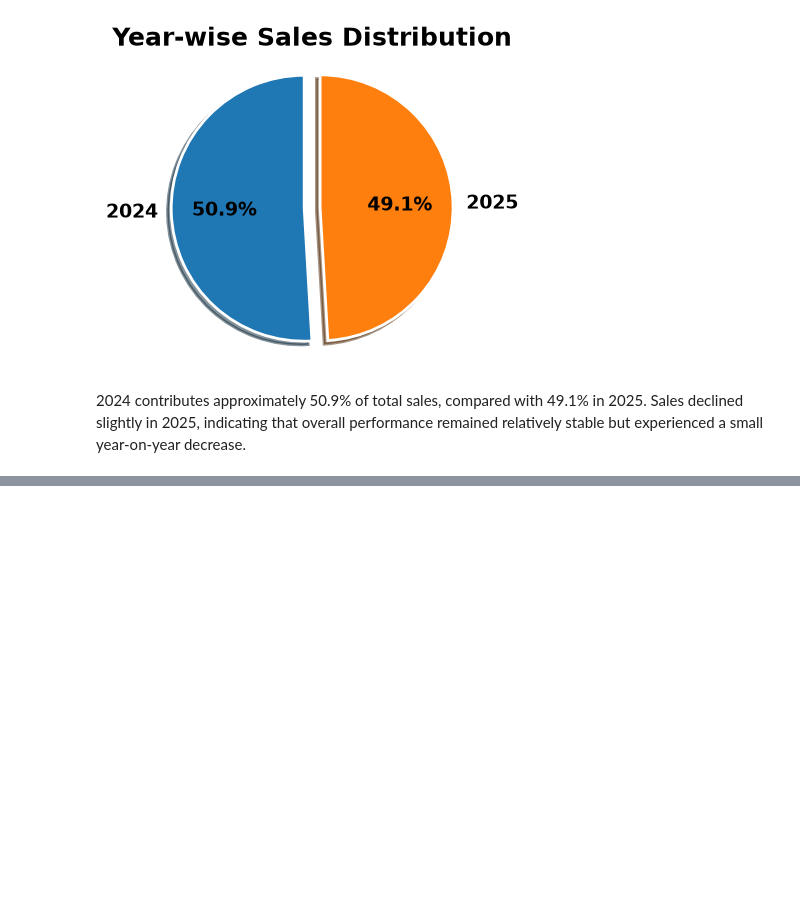
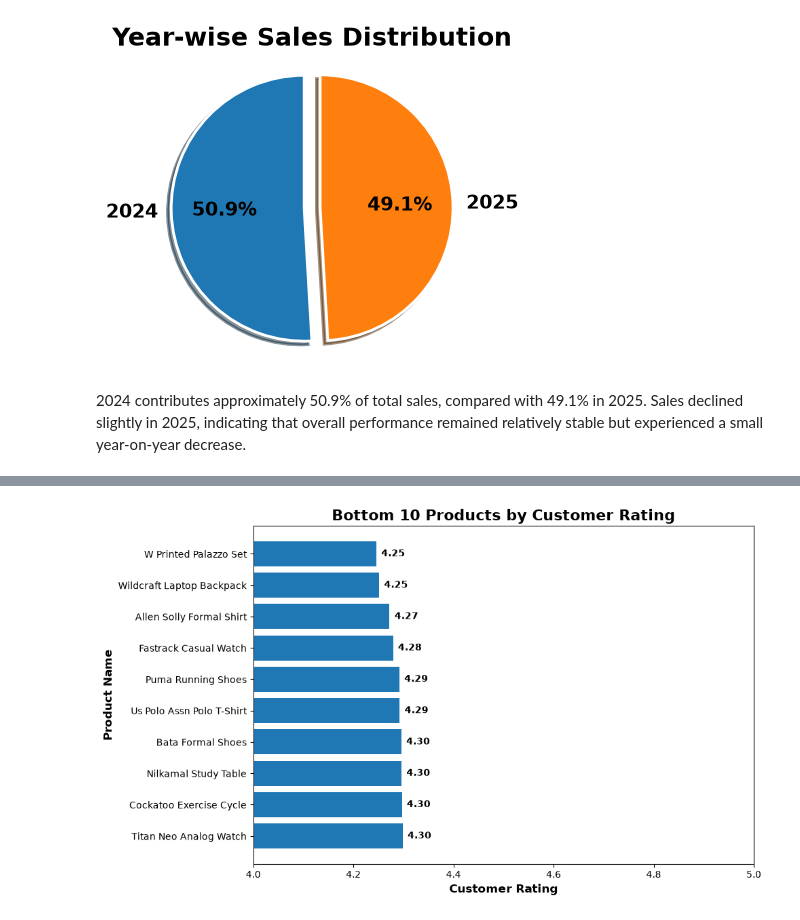
Before and after one commit to Tanujakarande5703/data_analysis_project, a Jupyter notebook: project.ipynb, the cells around one changed output, grey strips where cells are left out. Drawn from its saved outputs; the diff is of its cells as text; code cells hidden in the pictures; blank space fills up the shorter version.

```diff
--- a/project.ipynb
+++ b/project.ipynb
@@ -1413,0 +1559,44 @@ plt.show()
+# %%
+low_rating = rating.nsmallest(10, 'Customer_Rating')
+
+
+plt.figure(figsize=(10, 6))
+
+
+bars = plt.barh(
+    low_rating.index,
+    low_rating['Customer_Rating']
+)
+
+
+# Show rating on bars
+for bar in bars:
+    plt.text(
+        bar.get_width() + 0.01,
+        bar.get_y() + bar.get_height()/2,
+        f'{bar.get_width():.2f}',
+        va='center',
+        fontweight='bold'
+    )
+
+
+plt.xlabel('Customer Rating', fontsize=12, fontweight='bold')
+plt.ylabel('Product Name', fontsize=12, fontweight='bold')
+
+
+plt.title(
+    'Bottom 10 Products by Customer Rating',
+    fontsize=16,
+    fontweight='bold'
+)
+
+
+# Zoom into relevant rating range
+plt.xlim(4.0, 5.0)
+
+
+plt.gca().invert_yaxis()
+plt.tight_layout()
+plt.show()
+# %% [output]
+[figure, added]
```
Also changed, not shown: parts of 29 cells of this notebook, 1 other file.
